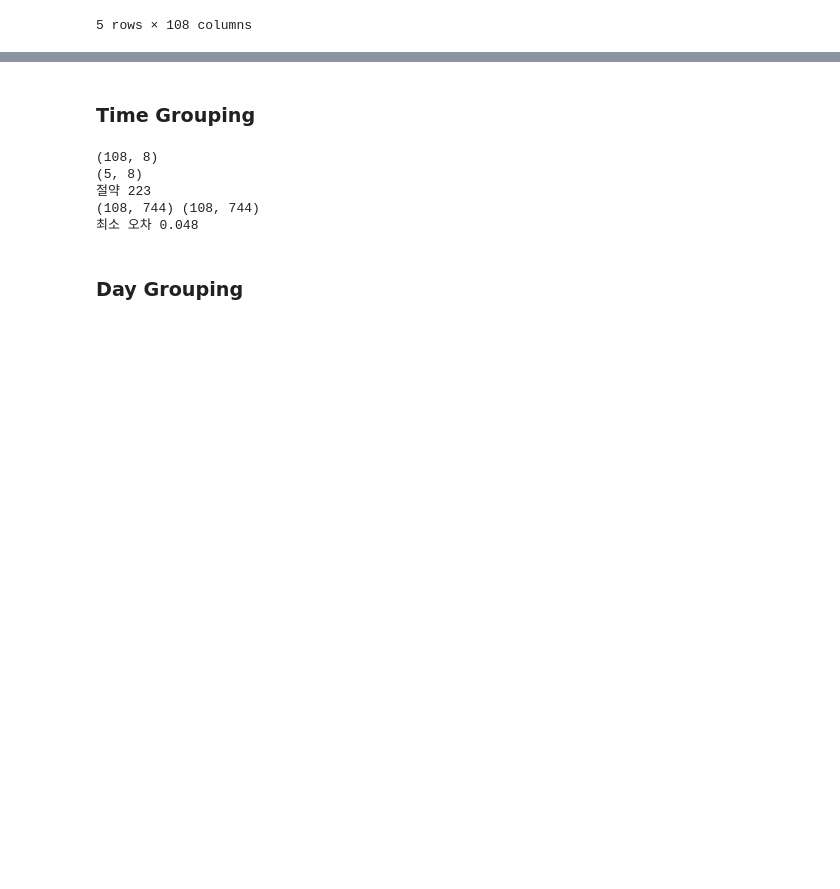
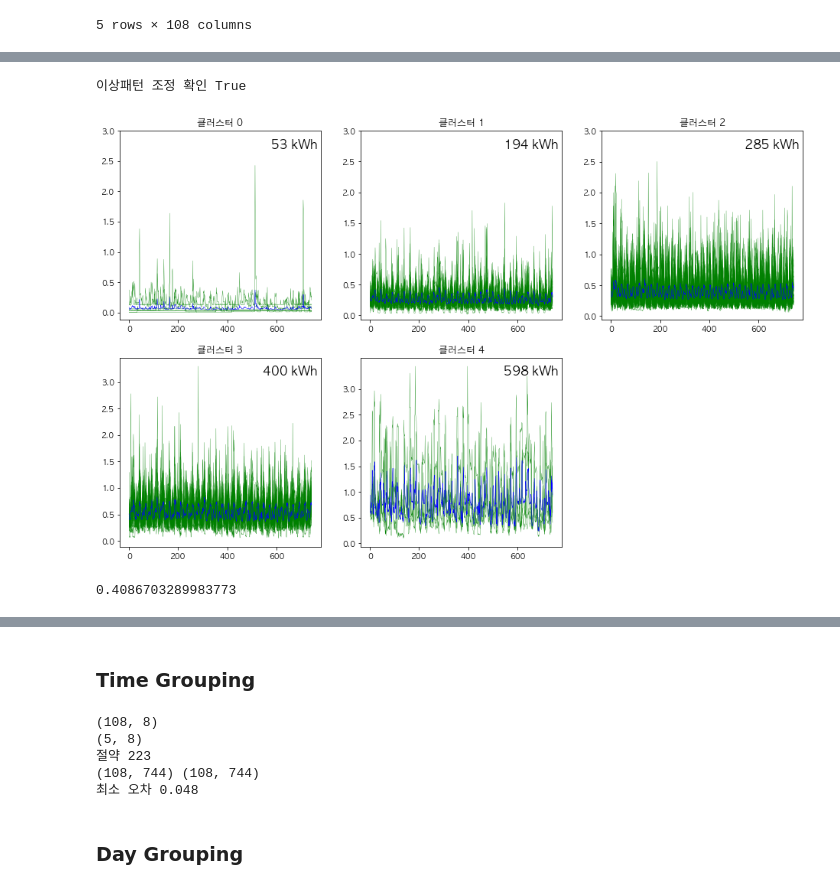
Before and after one commit to formegusto/distribution-public-fee, a Jupyter notebook: pt6. 전기절약 피드백 (TimeDivision KMeans Based).ipynb, the cells around one changed output, grey strips where cells are left out. Drawn from its saved outputs; the diff is of its cells as text; code cells hidden in the pictures; blank space fills up the shorter version.

```diff
--- a/pt6. 전기절약 피드백 (TimeDivision KMeans Based).ipynb
+++ b/pt6. 전기절약 피드백 (TimeDivision KMeans Based).ipynb
@@ -87,0 +116,22 @@ sf.kmeans.draw_cont_plot()
+# %%
+sf.adjust_anomaly()
+
+anomaly = sf.check_anomaly()
+clear_output(wait=True)
+print("이상패턴 조정 확인", len(anomaly) == 0)
+
+sf.kmeans.draw_plot()
+# %% [output]
+이상패턴 조정 확인 True
+[figure, added]
+# %%
+kmeans = KMeans(datas=m_60_1.T.values)
+kmeans.init_setting()
+
+kmeans.clusters_ = sf.kmeans.clusters_
+kmeans.labels_ = sf.kmeans.labels_
+
+# kmeans.next_setting()
+kmeans.ecv
+# %% [output]
+0.4086703289983773
```
Also changed, not shown: parts of 10 cells of this notebook.
